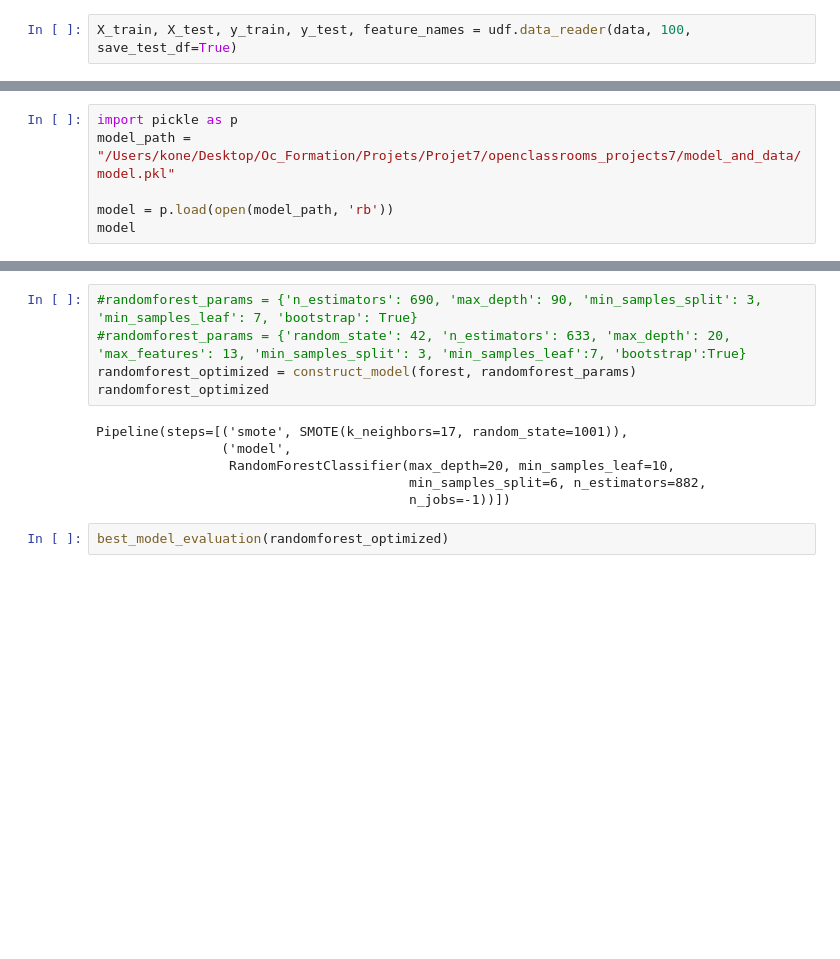
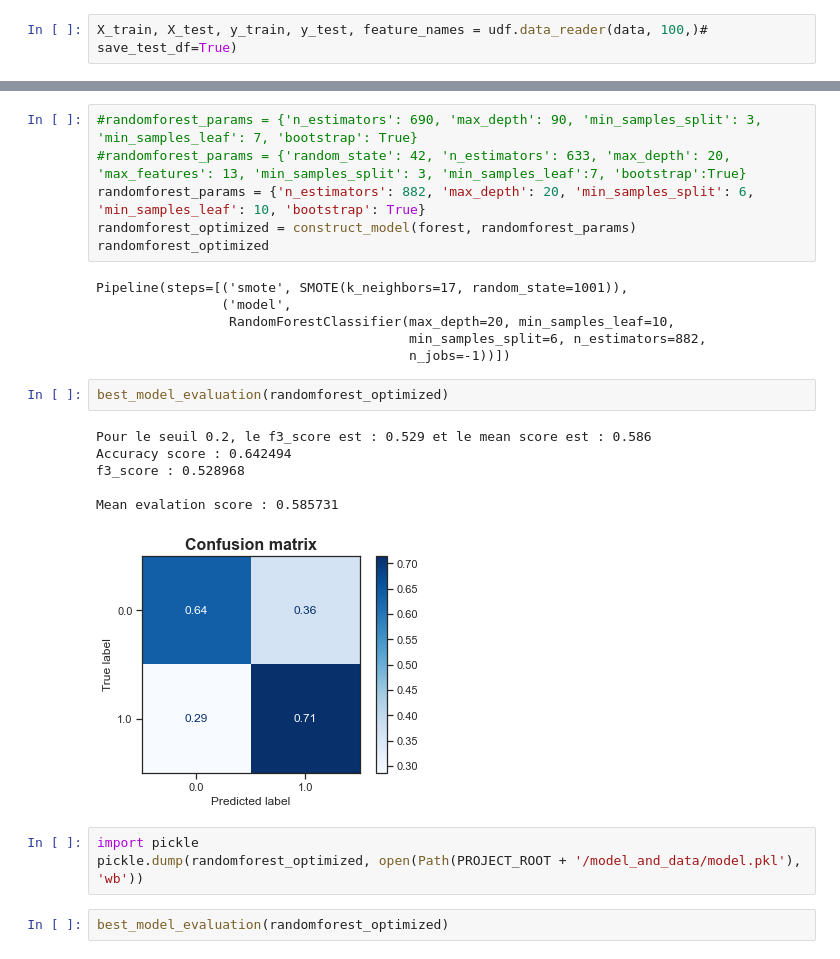
Before and after one commit to Boubacarkone/openclassrooms_projects7, a Jupyter notebook: Notebooks/modelisation.ipynb, the cells around one changed output, grey strips where cells are left out. Drawn from its saved outputs; the diff is of its cells as text; blank space fills up the shorter version.

```diff
--- a/Notebooks/modelisation.ipynb
+++ b/Notebooks/modelisation.ipynb
@@ -487,7 +487,7 @@ def custom_score(y_true, y_pred_proba):
 proba_values = []
 custom_score = make_scorer(custom_score, needs_proba=True)
 # %%
-X_train, X_test, y_train, y_test, feature_names = udf.data_reader(data, 100, save_test_df=True)
+X_train, X_test, y_train, y_test, feature_names = udf.data_reader(data, 100,)# save_test_df=True)
 # %% [output]
 100% de la classe 0 : 282682
 100% de la classe 1 : 24825
@@ -503,9 +534,3 @@ y_test : (76877,)
 ## Base-line
 
 ### Conscturction
-# %%
-import pickle as p
-model_path = "/Users/kone/Desktop/Oc_Formation/Projets/Projet7/openclassrooms_projects7/model_and_data/model.pkl"
-
-model = p.load(open(model_path, 'rb'))
-model
@@ -834,6 +818,7 @@ Optimized parameters: {'n_estimators': 882, 'max_depth': 20, 'min_samples_split'
 # %%
 #randomforest_params = {'n_estimators': 690, 'max_depth': 90, 'min_samples_split': 3, 'min_samples_leaf': 7, 'bootstrap': True}
 #randomforest_params = {'random_state': 42, 'n_estimators': 633, 'max_depth': 20, 'max_features': 13, 'min_samples_split': 3, 'min_samples_leaf':7, 'bootstrap':True}
+randomforest_params = {'n_estimators': 882, 'max_depth': 20, 'min_samples_split': 6, 'min_samples_leaf': 10, 'bootstrap': True}
 randomforest_optimized = construct_model(forest, randomforest_params)
 randomforest_optimized
 # %% [output]
@@ -842,6 +827,18 @@ Pipeline(steps=[('smote', SMOTE(k_neighbors=17, random_state=1001)),
                  RandomForestClassifier(max_depth=20, min_samples_leaf=10,
                                         min_samples_split=6, n_estimators=882,
                                         n_jobs=-1))])
+# %%
+best_model_evaluation(randomforest_optimized)
+# %% [output]
+Pour le seuil 0.2, le f3_score est : 0.529 et le mean score est : 0.586
+Accuracy score : 0.642494
+f3_score : 0.528968
+
+Mean evalation score : 0.585731
+[figure, added]
+# %%
+import pickle
+pickle.dump(randomforest_optimized, open(Path(PROJECT_ROOT + '/model_and_data/model.pkl'), 'wb'))
 # %%
 best_model_evaluation(randomforest_optimized)
 # %% [output]
```
Also changed, not shown: parts of 10 cells of this notebook.
